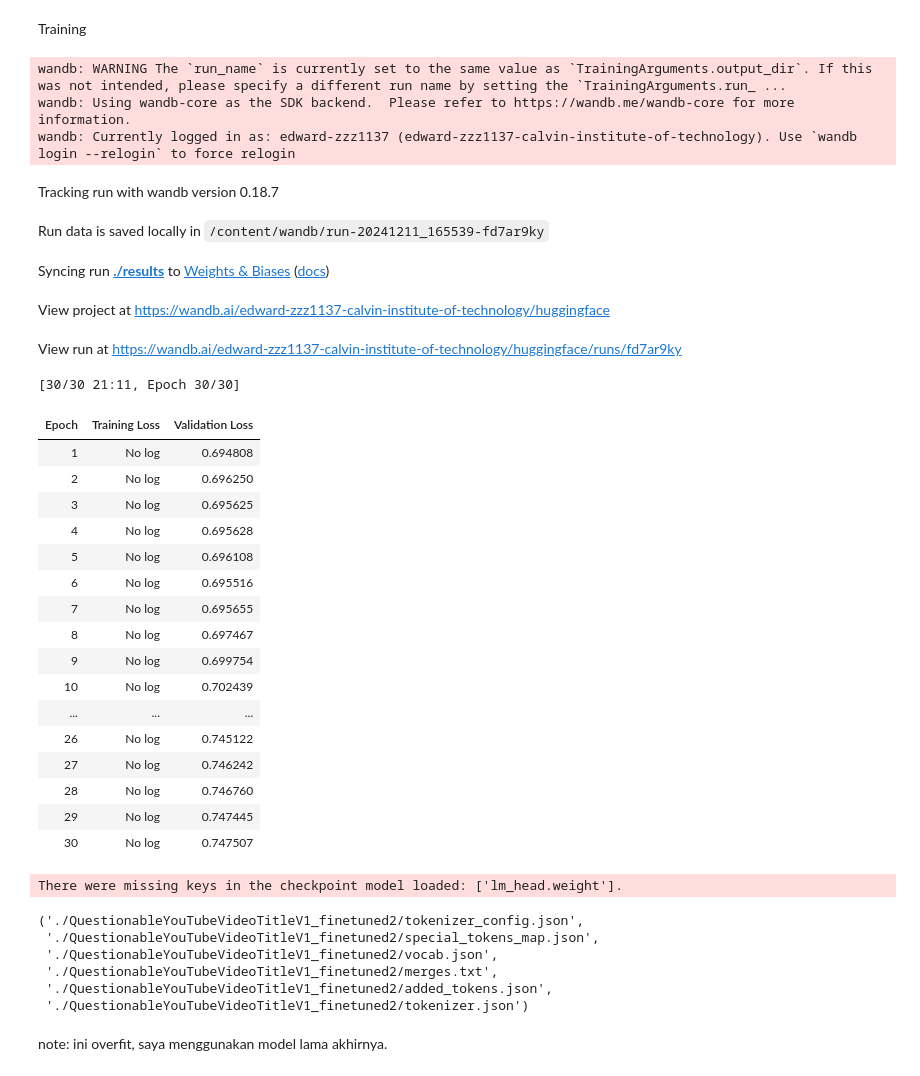
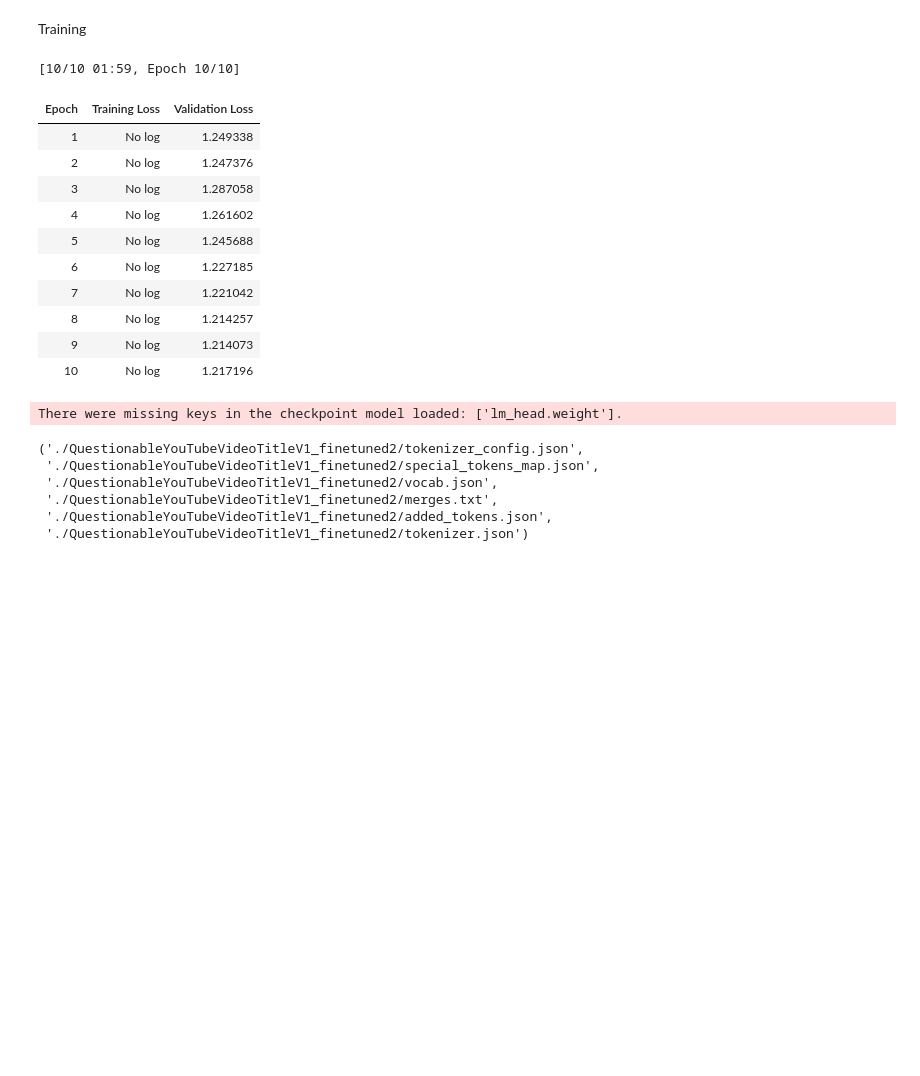
Before and after one commit to EdwardFang09/questionable-youtube-video-title, a Jupyter notebook: Training.ipynb, the cells around one changed output. Cells and saved outputs as stored; diff of their text form; code cells hidden in the pictures; blank space fills up the shorter version.

```diff
--- a/Training.ipynb
+++ b/Training.ipynb
@@ -42,19 +42,19 @@ device = torch.device("cuda" if torch.cuda.is_available() else "cpu")
 # Load the dataset from a CSV file
 df = pd.read_csv("youtube_data.csv")
 
-# ---- only use higher views than average (unused due to very low on dataset) --
+# ---- only use higher views than average ----------------------------
 # Calculate the average views
-# average_views = df['views'].mean()
+average_views = df['views'].mean()
 
 # Filter the DataFrame to keep only rows where 'views' is greater than the average
-# df = df[df['views'] > average_views]
-# ------------------------------------------------------------------------------
+df = df[df['views'] > average_views]
+# ---------------------------------------------------------------------------
 
 # Convert non-string values in 'video_title' column to strings
 df['video_title'] = df['video_title'].fillna('').astype(str)
 
 # Split data into training and evaluation sets (80% train, 20% eval)
-train_df, eval_df = train_test_split(df, test_size=0.2) #random_state=42
+train_df, eval_df = train_test_split(df, test_size=0.2, random_state=42) #random_state=42
 
 # Extract video titles for training and evaluation
 train_titles = train_df['video_title'].tolist()
@@ -62,7 +62,7 @@ eval_titles = eval_df['video_title'].tolist()
 
 # Initialize tokenizer and model
 model_name = "gpt2"  # Jika mau menggunakan gpt2 (model dasar)
-# model_name = "EdwardFang09/QuestionableYouTubeVideoTitleV1"  # Path to your initial fine-tuned model
+# model_name = "EdwardFang09/QuestionableYouTubeVideoTitleV1"  # Path to your initial fine-tuned model#
 # model_name = "QuestionableYouTubeVideoTitleV1_finetuned"
 tokenizer = AutoTokenizer.from_pretrained(model_name)  # Load the tokenizer
 
@@ -98,69 +98,53 @@ eval_dataset = TitlesDataset(eval_encodings)
 # Define training arguments
 training_args = TrainingArguments(
     output_dir="./results",  # Directory to save training outputs
-    num_train_epochs=30,  # Number of training epochs
+    num_train_epochs=10,  # Number of training epochs
     per_device_train_batch_size=256,  # Batch size per device
     save_steps=100000,  # Save checkpoints every 1000 steps
     logging_dir="./logs",  # Directory for training logs
     logging_steps=100000,  # Log every 100 steps  # Added logging_steps
     fp16=True,  # Enable mixed precision training (if supported)
     evaluation_strategy="epoch",  # Evaluate the model at the end of each epoch
     save_strategy="epoch",  # Save the model at the end of each epoch
     load_best_model_at_end=True,  # Load the best performing model at the end of training
     # Since we're removing BLEU, we'll use loss to determine the best model
     metric_for_best_model="loss",
 )
 
 # Define the Trainer
 trainer = Trainer(
     model=model,  # The GPT-2 model to be fine-tuned
     args=training_args,  # Training arguments
     train_dataset=train_dataset,  # Training dataset
     eval_dataset=eval_dataset,  # Evaluation dataset
 )
 
 # Fine-tune the model
 trainer.train()
 
 # Save the fine-tuned model and tokenizer
 trainer.save_model("./QuestionableYouTubeVideoTitleV1_finetuned2")  # Save the model
 tokenizer.save_pretrained("./QuestionableYouTubeVideoTitleV1_finetuned2")  # Save the tokenizer
 # %% [output]
-wandb: WARNING The `run_name` is currently set to the same value as `TrainingArguments.output_dir`. If this was not intended, please specify a different run name by setting the `TrainingArguments.run_ ...
-wandb: Using wandb-core as the SDK backend.  Please refer to https://wandb.me/wandb-core for more information.
-wandb: Currently logged in as: edward-zzz1137 (edward-zzz1137-calvin-institute-of-technology). Use `wandb login --relogin` to force relogin
+[10/10 01:59, Epoch 10/10]
-Tracking run with wandb version 0.18.7
-Run data is saved locally in /content/wandb/run-20241211_165539-fd7ar9ky
-Syncing run ./results to Weights & Biases (docs)
-View project at https://wandb.ai/edward-zzz1137-calvin-institute-of-technology/huggingface
-View run at https://wandb.ai/edward-zzz1137-calvin-institute-of-technology/huggingface/runs/fd7ar9ky
+| Epoch | Training Loss | Validation Loss |
+| 1 | No log | 1.249338 |
+| 2 | No log | 1.247376 |
+| 3 | No log | 1.287058 |
+| 4 | No log | 1.261602 |
+| 5 | No log | 1.245688 |
+| 6 | No log | 1.227185 |
+| 7 | No log | 1.221042 |
+| 8 | No log | 1.214257 |
+| 9 | No log | 1.214073 |
+| 10 | No log | 1.217196 |
-[30/30 21:11, Epoch 30/30]
+There were missing keys in the checkpoint model loaded: ['lm_head.weight'].
-| Epoch | Training Loss | Validation Loss |
-| 1 | No log | 0.694808 |
-| 2 | No log | 0.696250 |
-| 3 | No log | 0.695625 |
-| 4 | No log | 0.695628 |
-| 5 | No log | 0.696108 |
-| 6 | No log | 0.695516 |
-| 7 | No log | 0.695655 |
-| 8 | No log | 0.697467 |
-| 9 | No log | 0.699754 |
-| 10 | No log | 0.702439 |
-| ... | ... | ... |
-| 26 | No log | 0.745122 |
-| 27 | No log | 0.746242 |
-| 28 | No log | 0.746760 |
-| 29 | No log | 0.747445 |
-| 30 | No log | 0.747507 |
-There were missing keys in the checkpoint model loaded: ['lm_head.weight'].
+('./QuestionableYouTubeVideoTitleV1_finetuned2/tokenizer_config.json',
+ './QuestionableYouTubeVideoTitleV1_finetuned2/special_tokens_map.json',
+ './QuestionableYouTubeVideoTitleV1_finetuned2/vocab.json',
+ './QuestionableYouTubeVideoTitleV1_finetuned2/merges.txt',
+ './QuestionableYouTubeVideoTitleV1_finetuned2/added_tokens.json',
+ './QuestionableYouTubeVideoTitleV1_finetuned2/tokenizer.json')
-('./QuestionableYouTubeVideoTitleV1_finetuned2/tokenizer_config.json',
- './QuestionableYouTubeVideoTitleV1_finetuned2/special_tokens_map.json',
- './QuestionableYouTubeVideoTitleV1_finetuned2/vocab.json',
- './QuestionableYouTubeVideoTitleV1_finetuned2/merges.txt',
- './QuestionableYouTubeVideoTitleV1_finetuned2/added_tokens.json',
- './QuestionableYouTubeVideoTitleV1_finetuned2/tokenizer.json')
-# %% [markdown]
-note: ini overfit, saya menggunakan model lama akhirnya.
 # %% [markdown]
 ![training 1.png](embedded-picture-1)
 # %% [markdown]
```
Also changed, not shown: parts of 5 cells of this notebook.
